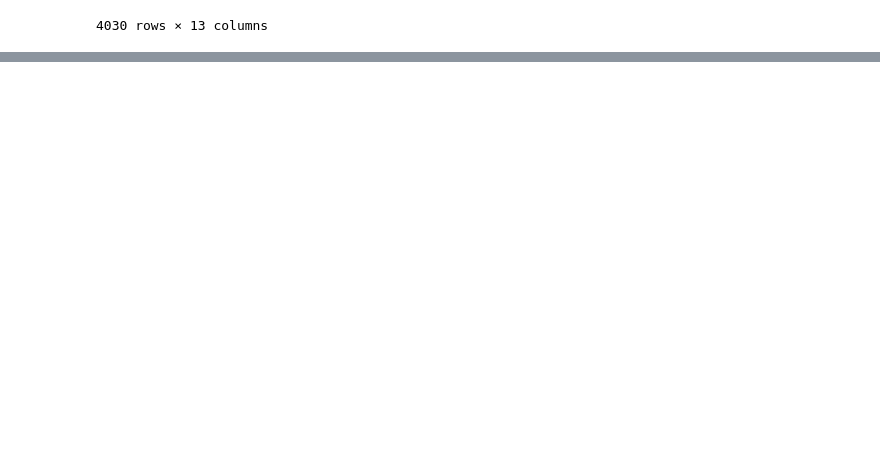
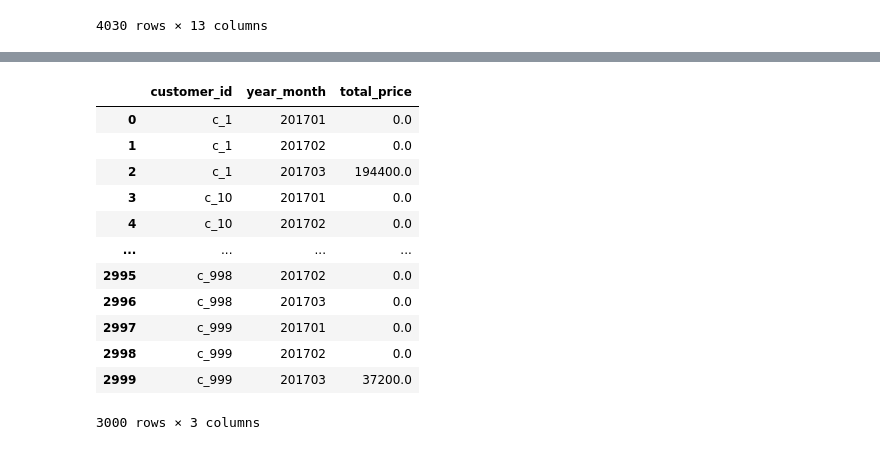
Before and after one commit to shake345/pre_treatment, a Jupyter notebook: pre_treatment.ipynb, the cells around one changed output, grey strips where cells are left out. Drawn from its saved outputs; the diff is of its cells as text; code cells hidden in the pictures; blank space fills up the shorter version.

```diff
--- a/pre_treatment.ipynb
+++ b/pre_treatment.ipynb
@@ -380,3 +381,7 @@ display(reserve_tb)
 | 4026 | r4027 | h_97 | c_999 | 2017-09-29 05:24:57 | 2017-10-09 | 10:30:00 | 2017-10-10 | ... |
 | 4027 | r4028 | h_27 | c_999 | 2018-03-14 05:01:45 | 2018-04-02 | 11:30:00 | 2018-04-04 | ... |
 4030 rows × 13 columns
+# %%
+# 全結合処理
+customer_tb = pd.read_csv('customer.csv', encoding='utf-8')
+display(customer_tb.head())
@@ -382,0 +395,22 @@ display(reserve_tb)
+# %%
+import datetime
+from dateutil.relativedelta import relativedelta
+
+# 年月マスタの生成
+month_mst = pd.DataFrame({
+    'year_month':
+    # relativedeltaで2017-01-01をx月間進める、xは0,1,2を代入
+    # 2017-01-01, 2017-02-01, 2017-03-01のリストを生成
+    [(datetime.date(2017,1,1) + relativedelta(months=x)).strftime('%Y%m')
+    for x in range(0, 3)]
+})
+
+# cross_joinのために全て同じ値の結合キーを準備
+customer_tb['join_key'] = 0
+month_mst['join_key'] = 0
+
+customer_mst = pd.merge(
+    customer_tb[['customer_id','join_key']], month_mst, on='join_key'
+)
+
+display(customer_mst.head())
@@ -382,0 +424,29 @@ display(reserve_tb)
+# %%
+# 年月の結合キーを予約テーブルで準備
+reserve_tb['year_month'] = reserve_tb['checkin_date'].apply(lambda x: pd.to_datetime(x, format='%Y-%m-%d').strftime('%Y%m'))
+
+# 予約コードと結合し、合計利用金額を計算
+summary_result = pd.merge(
+    customer_mst,
+    reserve_tb[['customer_id','year_month','total_price']],
+    on=['customer_id','year_month'], how='left'
+).groupby(['customer_id','year_month'])['total_price'].sum().reset_index()
+
+# 予約レコードがなかった場合の合計金額を0に変換
+summary_result.fillna(0, inplace=True)
+
+display(summary_result)
+# %% [output]
+|  | customer_id | year_month | total_price |
+| 0 | c_1 | 201701 | 0.0 |
+| 1 | c_1 | 201702 | 0.0 |
+| 2 | c_1 | 201703 | 194400.0 |
+| 3 | c_10 | 201701 | 0.0 |
+| 4 | c_10 | 201702 | 0.0 |
+| ... | ... | ... | ... |
+| 2995 | c_998 | 201702 | 0.0 |
+| 2996 | c_998 | 201703 | 0.0 |
+| 2997 | c_999 | 201701 | 0.0 |
+| 2998 | c_999 | 201702 | 0.0 |
+| 2999 | c_999 | 201703 | 37200.0 |
+3000 rows × 3 columns
```
Also changed, not shown: parts of 5 cells of this notebook.
